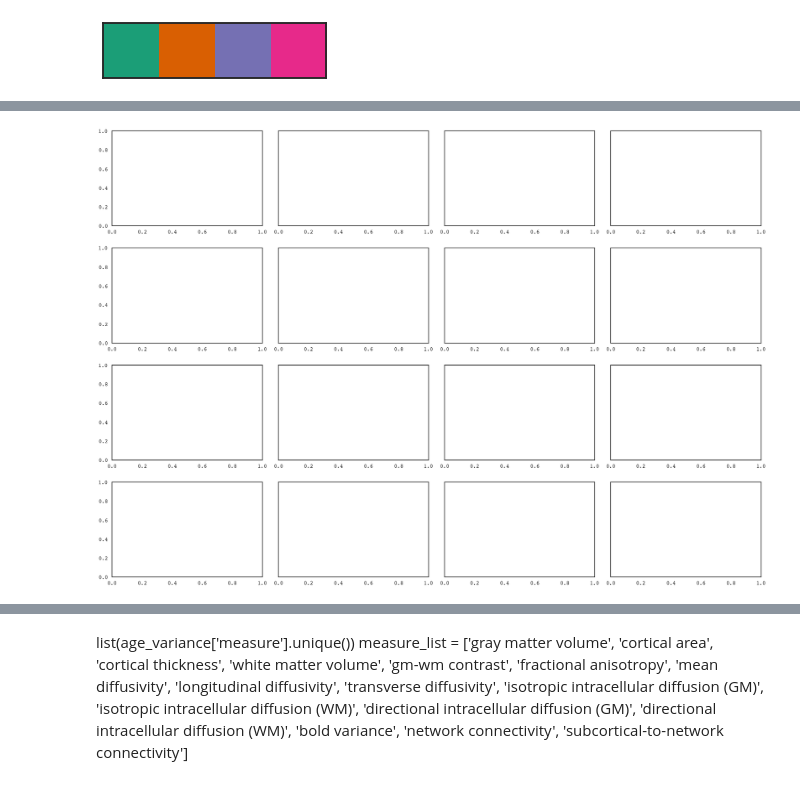
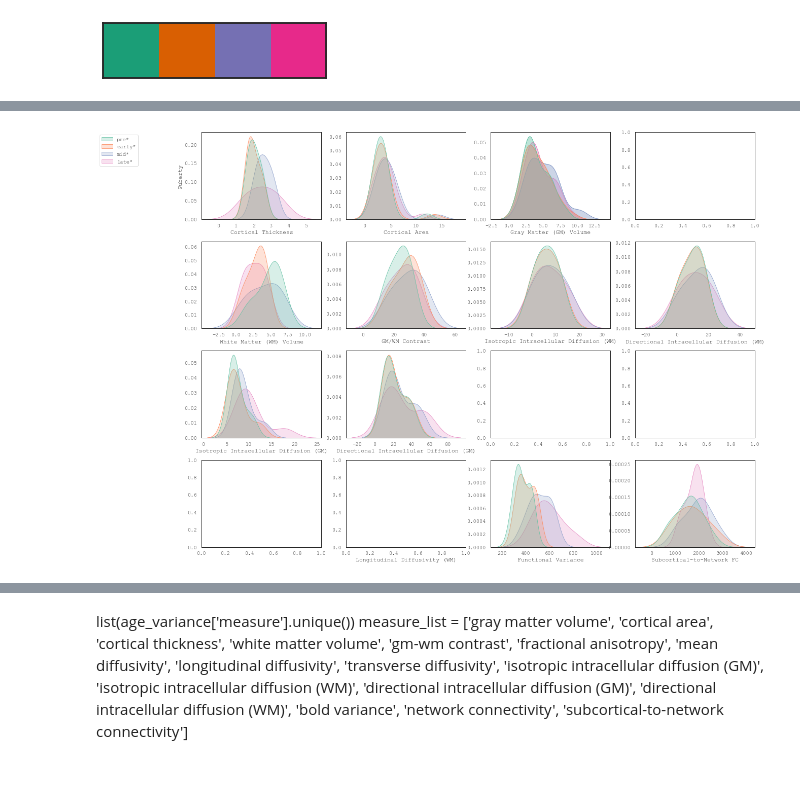
Before and after one commit to 62442katieb/deltaABCD_variability, a Jupyter notebook: notebooks/1.1parsing-heteroscedasticity.ipynb, the cells around one changed output, grey strips where cells are left out. Cells and saved outputs as stored; diff of their text form; code cells hidden in the pictures.

```diff
--- a/notebooks/1.1parsing-heteroscedasticity.ipynb
+++ b/notebooks/1.1parsing-heteroscedasticity.ipynb
@@ -636,4 +661,7 @@ sns.palplot(colorbrewer_dark)
 # %%
+sns.set(context='paper', font_scale=1.2, palette='Set2', style='white')
+plt.rcParams["font.family"] = "Courier New"
+
 for fligner_var in list(hetero.keys()):
     var_name = hetero[fligner_var]['var']
     subsamples = {}
@@ -678,20 +706,26 @@ for fligner_var in list(hetero.keys()):
 
     #measure_list = list(variance['measure'].dropna().unique())
     #print(variance.describe())
-    fig,ax = plt.subplots(nrows=4, ncols=4, sharex=False, sharey=True,  figsize=(29,20))
+    fig,ax = plt.subplots(
+        nrows=4,
+        ncols=4,
+        sharex=False,
+        sharey=False,
+        layout='constrained',
+        figsize=(16,12))
     #fig,ax = plt.subplots(ncols=3, sharex=False, sharey=True,  figsize=(21,7))
     plt.tight_layout(h_pad=2)
-    new_measure_list = ['Cortical Thickness', 'Functional Variance', 'Fractional Anisotropy (WM)']
+    #new_measure_list = ['Cortical Thickness', 'Functional Variance', 'Fractional Anisotropy (WM)']
 
-    for measure in new_measure_list:
+    for measure in long_names.values():
         if measure == np.nan:
             pass
         else:
-            i = new_measure_list.index(measure)
+            i = list(long_names.values()).index(measure)
             #print(measure,i)
             if i in [0,1,2,3]:
-                #axis = ax[0,i]
                 axis = ax[0,i]
+                #axis = ax[i]
                 #print(0, i)
             elif i in [4,5,6,7]:
                 axis = ax[1,i-4]
@@ -704,35 +738,66 @@ for fligner_var in list(hetero.keys()):
                 #print(3, i-12)
             melt = pd.melt(variance[variance['long_measure'] == measure], value_vars=strings)
             #print('measure\n', melt.describe())
-            g = sns.boxenplot(data=melt, x='value', y='variable',hue='variable',  ax=axis, dodge=False, alpha=0.5, palette=colors)
-            g.set_xlabel('Variance')
-            if i in [0,4,8,12]:
-                g.set_ylabel(f'{fligner_var.split("_")[-1]}'.capitalize())
-            g.set_title(measure)
-            is_legend = g.get_legend()
-            if is_legend is not None:
-                is_legend.remove()
+
             #print(sig_strings, np.mean(variance[variance['measure'] == measure][sig_strings[0]]))
             if np.sum(np.sum(variance[variance['long_measure'] == measure][sig_strings])) > 0:
-                melt_sig = pd.melt(variance[variance['long_measure'] == measure], value_vars=sig_strings)
+                melt_sig = pd.melt(
+                    variance[variance['long_measure'] == measure],
+                    value_vars=sig_strings,
+                    var_name=''
+                )
                 #print('measure\n', melt_sig.describe())
-                h = sns.boxenplot(data=melt_sig, x='value', y='variable', ax=axis, join=False,
-                                hue='variable', dodge=.1, errorbar=None, palette=darks)
-                h = sns.stripplot(data=melt_sig, x='value', y='variable', hue='variable',  ax=axis, dodge=False, alpha=0.75, palette=darks)
+                h = sns.kdeplot(
+                    data=melt_sig,
+                    x='value',
+                    hue='',
+                    fill=True,
+                    ax=axis
+                    #join=False,
+                    #hue='variable',
+                    #palette=darks
+                )
+                h.set_xlabel(f'{measure}')
                 #means = {}
-                for string in sig_strings:
-                    j = sig_strings.index(string)
-                    mean = np.mean(variance[variance['long_measure'] == measure][string])
-                    axis.axvline(mean, lw=2, ls='--', color=dark_list[j], alpha=0.75)
-                h.get_legend().remove()
+                if i == 0:
+                    h.set_ylabel(hetero[fligner_var]['name'])
+                    legend = h.get_legend()
+                    #legend.set_in_layout()
+                    legend.set_bbox_to_anchor((-.51,1))
+                else:
+                    h.set_ylabel('')
+                    h.get_legend().remove()
+                #for string in sig_strings:
+                    #j = sig_strings.index(string)
+                    #mean = np.median(variance[variance['long_measure'] == measure][string])
+                    #axis.axvline(mean, lw=2, ls='--', color=colorbrewer_dark[j], alpha=0.75)
+
             else:
+                #g = sns.boxplot(
+                #data=melt,
+                #x='value',
+                #y='variable',
+                #hue='variable',
+                #    width=1.,
+                #ax=axis,
+                #palette=colors
+                #)
+                #g.set_xlabel(f'{measure} Variance')
+                #g.set_ylabel('')
+                #if i in [0,4,8,12]:
+                #    g.set_ylabel(f'{fligner_var.split("_")[-1]}'.capitalize())
+                #g.set_title(measure)
+                #is_legend = g.get_legend()
+                #if is_legend is not None:
+                #    is_legend.remove()
                 pass
 
-
-
+    variance.to_csv(join(PROJ_DIR,
+                     OUTP_DIR,
+                     f'variance_by_level-{fligner_var.split("_")[-1]}.csv'))
     fig.savefig(join(PROJ_DIR,
                      FIGS_DIR,
-                     f'{fligner_var.split("_")[-1]}_variance.png'),
-                dpi=500,
+                     f'{fligner_var.split("_")[-1]}_variance1.png'),
+                dpi=300,
                 bbox_inches='tight')
 # %% [output]
@@ -740 +804 @@ TypeError: boxenplot() got an unexpected keyword argument 'alpha'
-[figure, old version]
+[figure, new version]
```
Also changed, not shown: parts of 13 cells of this notebook, 4 other files.
